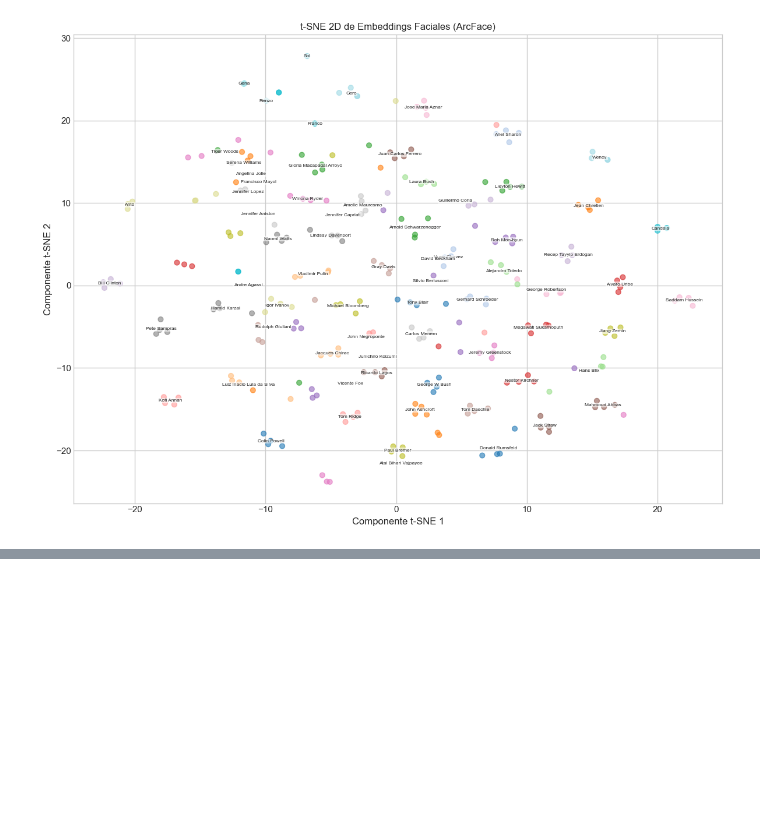
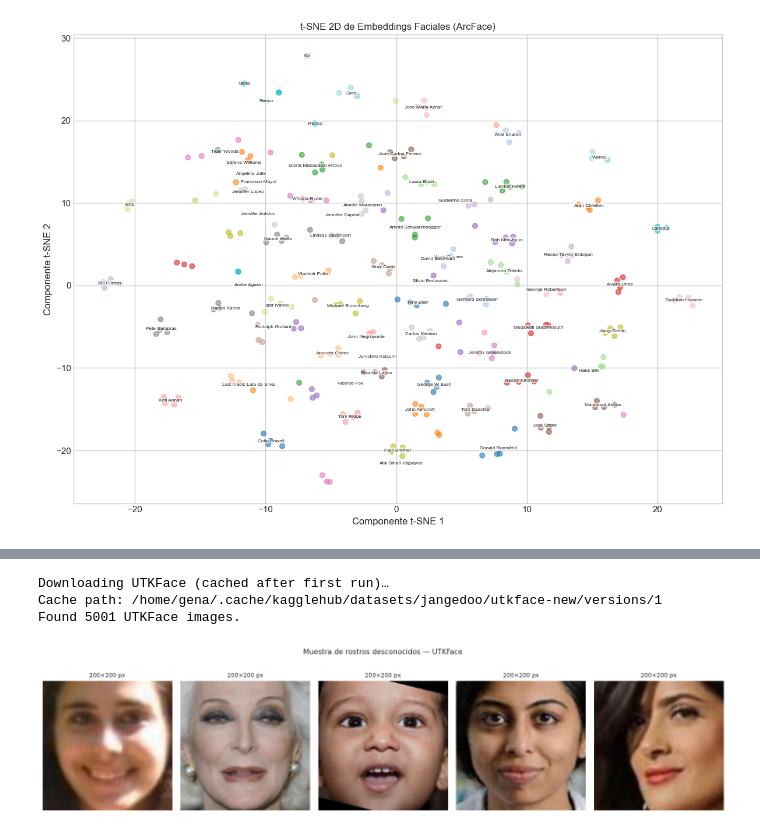
Before and after one commit to Juanmora29/tuia-face-recognition-app, a Jupyter notebook: train.ipynb, the cells around one changed output, grey strips where cells are left out. Saved outputs shown, nothing was run; the diff lists cells and outputs as text; code cells hidden in the pictures; blank space fills up the shorter version.

```diff
--- a/train.ipynb
+++ b/train.ipynb
@@ -895,0 +1439,51 @@ Calculando t-SNE en 2D...
+# %%
+N_UNKNOWN = 10
+SEED_UNK  = 7
+THRESHOLD = 0.55
+
+random.seed(SEED_UNK)
+
+print("Downloading UTKFace (cached after first run)…")
+_utk_path = kagglehub.dataset_download("jangedoo/utkface-new")
+print(f"Cache path: {_utk_path}")
+
+_utk_root = Path(_utk_path)
+
+def _collect_images(base: Path, max_depth: int = 3):
+    imgs = []
+    for p in base.rglob("*"):
+        if p.is_file() and p.suffix in _EXT:
+            imgs.append(p)
+        if len(imgs) > 5000:
+            break
+    return imgs
+
+all_utk_imgs = _collect_images(_utk_root)
+print(f"Found {len(all_utk_imgs)} UTKFace images.")
+assert len(all_utk_imgs) >= N_UNKNOWN, "Not enough images found."
+
+random.shuffle(all_utk_imgs)
+selected_unknown = all_utk_imgs[:N_UNKNOWN]
+
+# ── Mostrar muestra de imágenes con resolución ────────────────────
+N_SHOW = min(5, N_UNKNOWN)
+fig, axes = plt.subplots(1, N_SHOW, figsize=(3 * N_SHOW, 4))
+if N_SHOW == 1:
+    axes = [axes]
+
+for ax, img_path in zip(axes, selected_unknown[:N_SHOW]):
+    img_bgr = cv2.imread(str(img_path))
+    img_rgb = cv2.cvtColor(img_bgr, cv2.COLOR_BGR2RGB)
+    h, w = img_bgr.shape[:2]
+    ax.imshow(img_rgb)
+    ax.set_title(f"{w}×{h} px", fontsize=9)
+    ax.axis("off")
+
+plt.suptitle("Muestra de rostros desconocidos — UTKFace", fontsize=11)
+plt.tight_layout()
+plt.show()
+# %% [output]
+Downloading UTKFace (cached after first run)…
+Cache path: /home/gena/.cache/kagglehub/datasets/jangedoo/utkface-new/versions/1
+Found 5001 UTKFace images.
+[figure, added]
```
Also changed, not shown: parts of 36 cells of this notebook, 2 other files.
